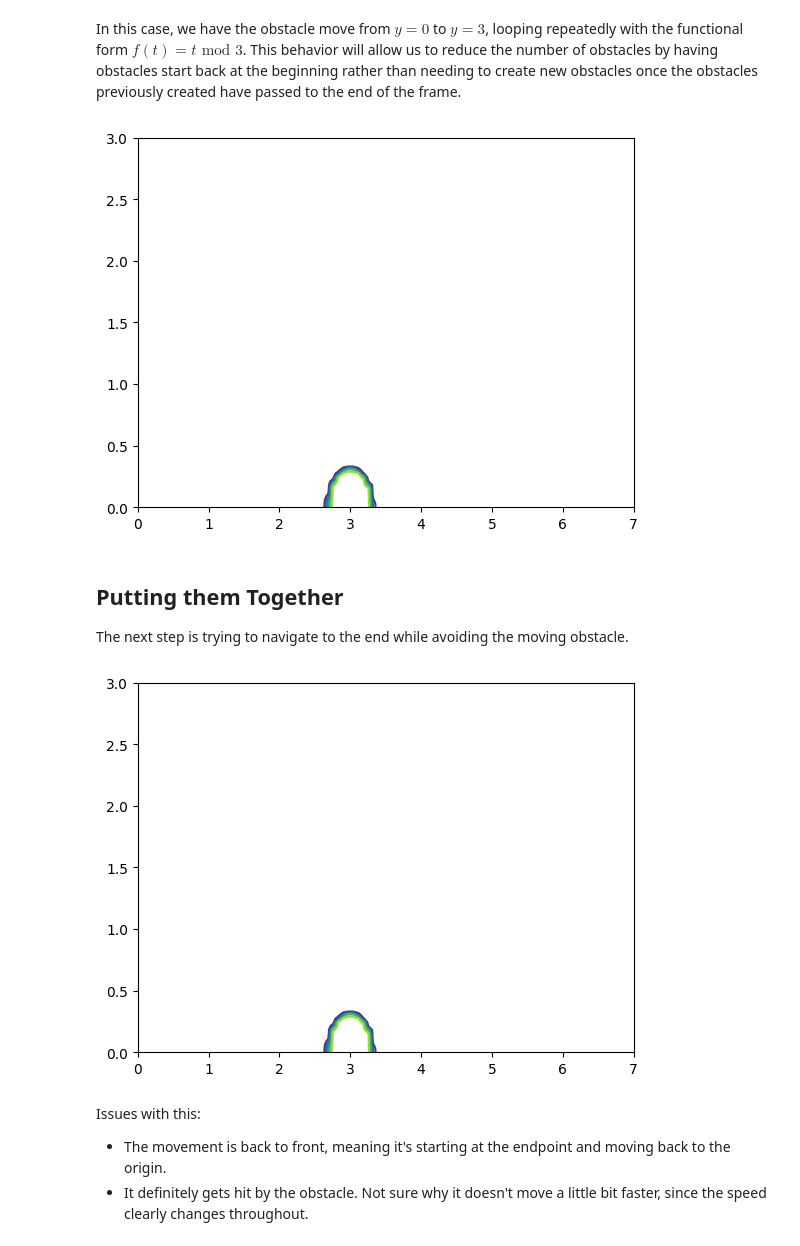
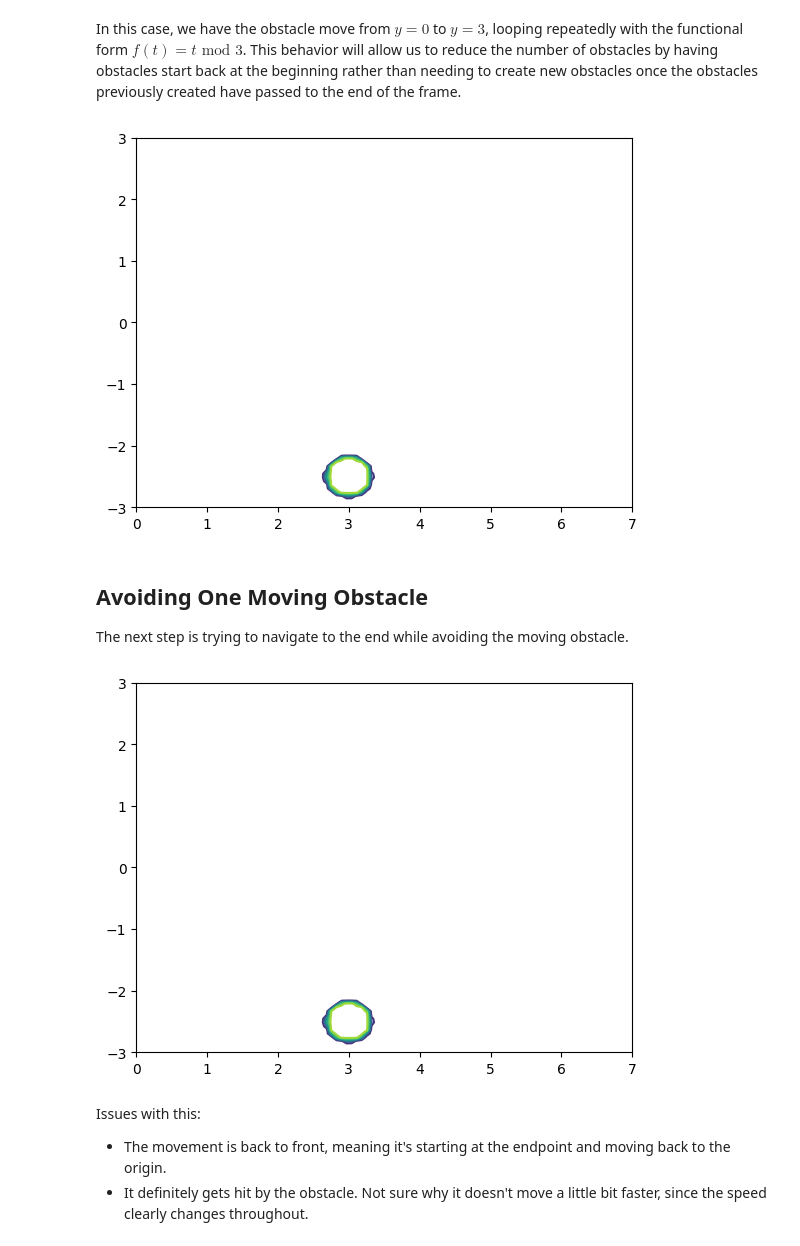
Before and after one commit to jpatrickb/moonlander_optimal_control, a Jupyter notebook: obstacle_avoidance.ipynb, the cells around one changed output. Cells and saved outputs as stored; diff of their text form; code cells hidden in the pictures.

```diff
--- a/obstacle_avoidance.ipynb
+++ b/obstacle_avoidance.ipynb
@@ -281,28 +281,28 @@ def moving_obstacle_dy(t, x, y, W1=1, r=(1, 1,), c=(0, 0)):
 # %% [markdown]
 In this case, we have the obstacle move from $y = 0$ to $y = 3$, looping repeatedly with the functional form $f(t) = t \text{ mod } 3$. This behavior will allow us to reduce the number of obstacles by having obstacles start back at the beginning rather than needing to create new obstacles once the obstacles previously created have passed to the end of the frame.
 # %%
-c = (lambda t: 3, lambda t: t % 3)
+c = (lambda t: 3, lambda t: t % 5 - 2.5)
 
 fig, ax = plt.subplots()
 x = np.linspace(0, 7, 100)
-y = np.linspace(0, 3, 100)
+y = np.linspace(-3, 3, 100)
 X, Y = np.meshgrid(x, y)
 
 
 contour = ax.contour(X, Y, moving_obstacle(0, X, Y, r=(0.1, 0.1), c=c))
 
 def update(t):
     ax.clear()
     contour = ax.contour(X, Y, moving_obstacle(t, X, Y, r=(0.1, 0.1), c=c))
     return contour
 
 ani = FuncAnimation(fig, update, frames=np.linspace(0, 10, 100), interval=50)
 
 ani.save("moving_obstacle_animation.mp4")
 # %% [output]
-[figure, old version]
+[figure, new version]
 # %% [markdown]
-## Putting them Together
+## Avoiding One Moving Obstacle
 
 The next step is trying to navigate to the end while avoiding the moving obstacle.
 # %%
@@ -311,8 +311,8 @@ def avoid_moving_obstacle(r, c):
     Find the optimal path for the fixed time horizon problem
     """
     # Define the parameters for the system
-    W1 = 3
-    W2 = 70
+    W1 = 100
+    W2 = 10
 
     # Define the ODE for the system
     def ode(t, y):
@@ -331,7 +331,7 @@ def avoid_moving_obstacle(r, c):
     def bc(ya, yb):
         return np.array([
             ya[0] - 6,
-            ya[1] - 1.5,
+            ya[1],
             ya[2],
             ya[3],
             yb[0],
@@ -346,7 +346,7 @@ def avoid_moving_obstacle(r, c):
     y0 = np.ones((8, t_steps))
     x = np.linspace(0, 6, t_steps)
     y1 = (1.75 / 3) * x[:int(t_steps / 2)]
-    y2 = (1.5 - 1.75) / 3 * (x[int(t_steps / 2):] - 3) + 1.75
+    y2 = (- 1.75) / 3 * (x[int(t_steps / 2):] - 3) + 1.75
     y_init = np.concatenate((y1, y2))
     y0[0, :] = x[::-1]
     y0[1, :] = y_init[::-1]
@@ -358,8 +358,10 @@ def avoid_moving_obstacle(r, c):
     # Plot the obstacle
     fig, ax = plt.subplots()
     x = np.linspace(0, 7, 100)
-    y = np.linspace(0, 3, 100)
+    y = np.linspace(-3, 3, 100)
     X, Y = np.meshgrid(x, y)
+
+    ax.plot(y0[1], y0[2], label='Initial Guess')
 
     def animate(t):
         ax.clear()
@@ -373,7 +375,7 @@ def avoid_moving_obstacle(r, c):
 
 avoid_moving_obstacle((0.1, 0.1), c)
 # %% [output]
-[figure, old version]
+[figure, new version]
 # %% [markdown]
 Issues with this:
 - The movement is back to front, meaning it's starting at the endpoint and moving back to the origin.
```
Also changed, not shown: parts of 2 cells of this notebook, 3 other files.
